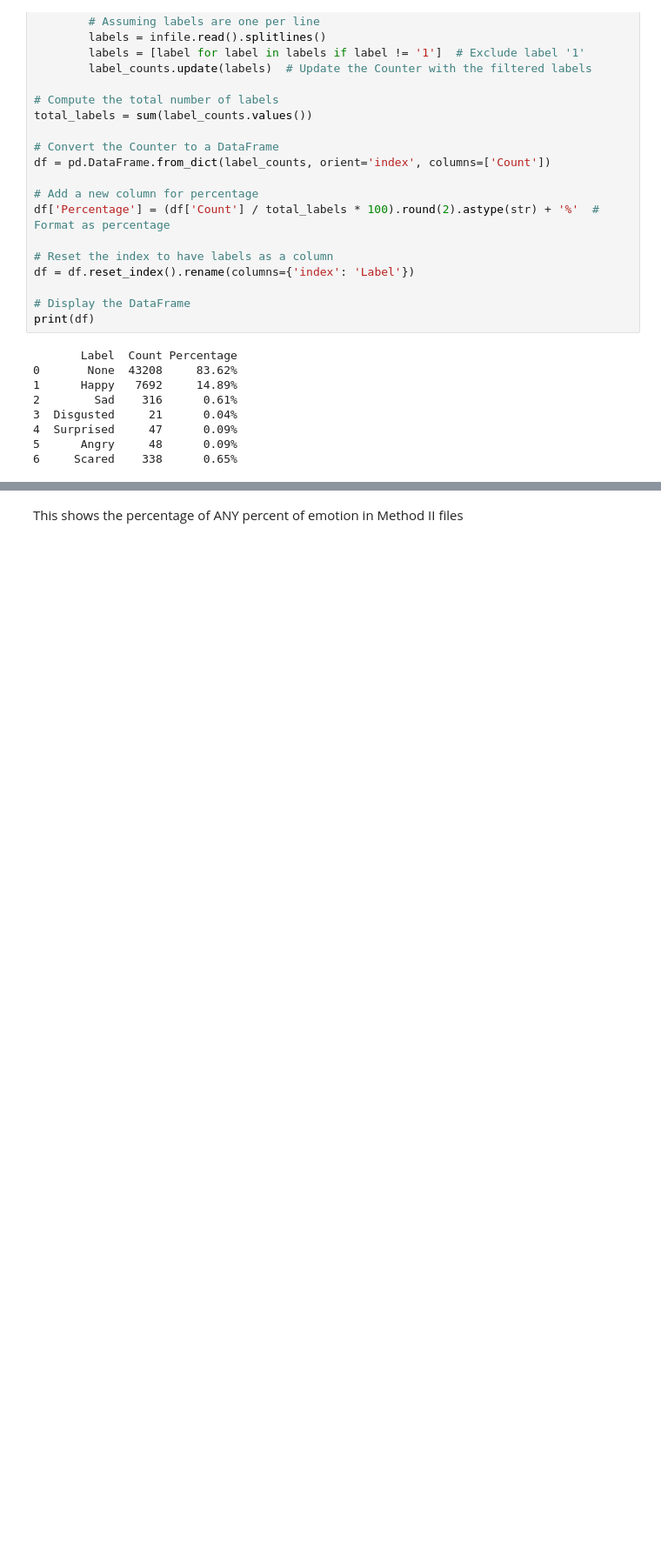
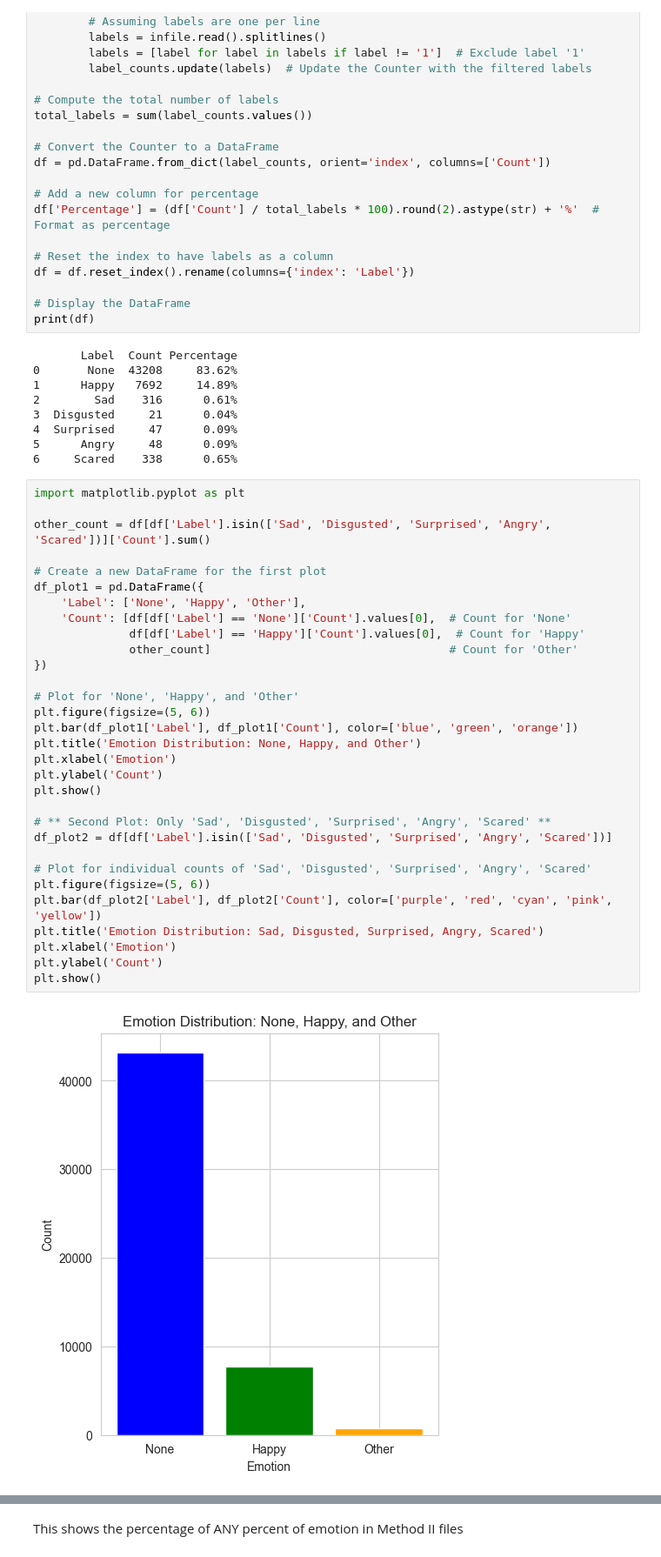
Before and after one commit to Azirral/de-face-recognition, a Jupyter notebook: CountingData.ipynb, the cells around one changed output, grey strips where cells are left out. Shown: that part at 87% size. Cells and saved outputs as stored; diff of their text form; blank space fills up the shorter version.

```diff
--- a/CountingData.ipynb
+++ b/CountingData.ipynb
@@ -62,3 +63,36 @@ print(df)
 4  Surprised     47      0.09%
 5      Angry     48      0.09%
 6     Scared    338      0.65%
+# %%
+import matplotlib.pyplot as plt
+
+other_count = df[df['Label'].isin(['Sad', 'Disgusted', 'Surprised', 'Angry', 'Scared'])]['Count'].sum()
+
+# Create a new DataFrame for the first plot
+df_plot1 = pd.DataFrame({
+    'Label': ['None', 'Happy', 'Other'],
+    'Count': [df[df['Label'] == 'None']['Count'].values[0],  # Count for 'None'
+              df[df['Label'] == 'Happy']['Count'].values[0],  # Count for 'Happy'
+              other_count]                                   # Count for 'Other'
+})
+
+# Plot for 'None', 'Happy', and 'Other'
+plt.figure(figsize=(5, 6))
+plt.bar(df_plot1['Label'], df_plot1['Count'], color=['blue', 'green', 'orange'])
+plt.title('Emotion Distribution: None, Happy, and Other')
+plt.xlabel('Emotion')
+plt.ylabel('Count')
+plt.show()
+
+# ** Second Plot: Only 'Sad', 'Disgusted', 'Surprised', 'Angry', 'Scared' **
+df_plot2 = df[df['Label'].isin(['Sad', 'Disgusted', 'Surprised', 'Angry', 'Scared'])]
+
+# Plot for individual counts of 'Sad', 'Disgusted', 'Surprised', 'Angry', 'Scared'
+plt.figure(figsize=(5, 6))
+plt.bar(df_plot2['Label'], df_plot2['Count'], color=['purple', 'red', 'cyan', 'pink', 'yellow'])
+plt.title('Emotion Distribution: Sad, Disgusted, Surprised, Angry, Scared')
+plt.xlabel('Emotion')
+plt.ylabel('Count')
+plt.show()
+# %% [output]
+[figure, added]
```
Also changed, not shown: parts of 6 cells of this notebook, 2 other files.
